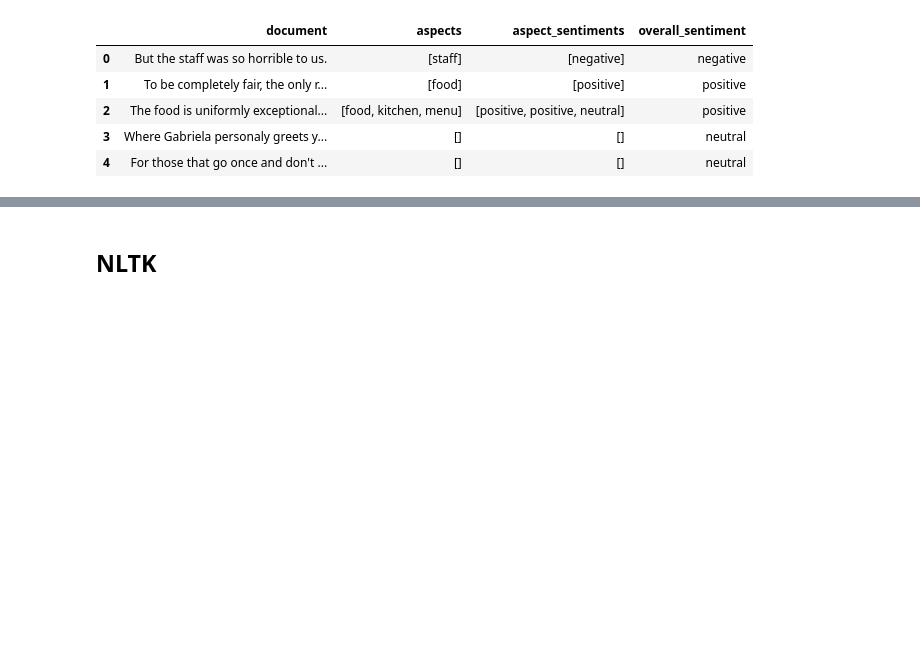
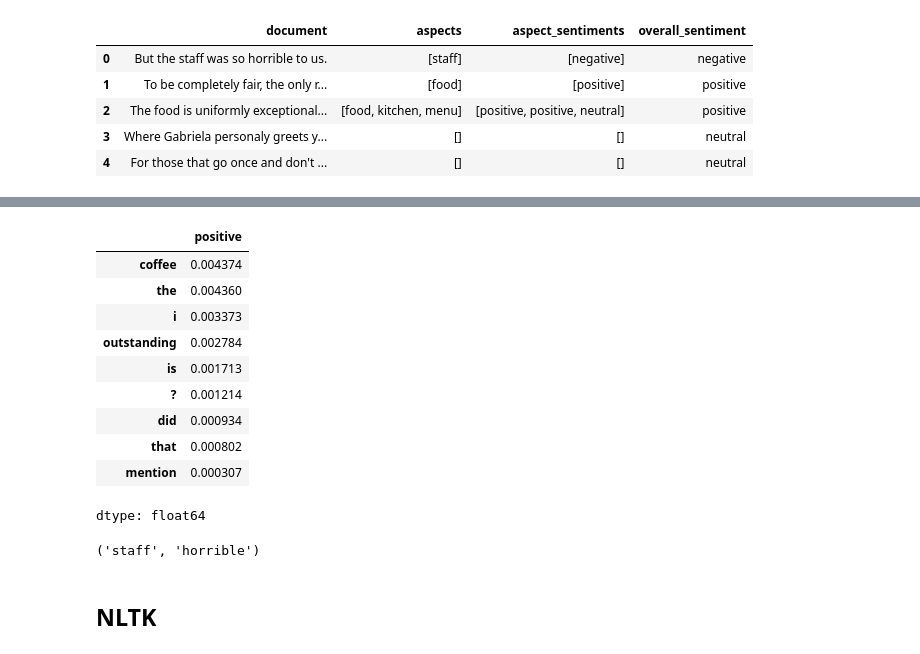
Before and after one commit to tabaraei/aspect-based-sentiment-analysis, a Jupyter notebook: ABSA.ipynb, the cells around one changed output, grey strips where cells are left out. Drawn from its saved outputs; the diff is of its cells as text; code cells hidden in the pictures; blank space fills up the shorter version.

Commit message:
keeping only nonzero local explanatory features

```diff
--- a/ABSA.ipynb
+++ b/ABSA.ipynb
@@ -72,0 +135,3 @@ Train size: (3041, 4), Test size: (800, 4)
+# %%
+document_id = 0
+test_df.iloc[document_id]
@@ -72,0 +145,4 @@ Train size: (3041, 4), Test size: (800, 4)
+# %%
+document = test_df.iloc[document_id]['document']
+vectorized_doc = vec.transform([document])
+pd.DataFrame(clf.predict_proba(vectorized_doc), columns=class_labels)
@@ -72,0 +152,3 @@ Train size: (3041, 4), Test size: (800, 4)
+# %%
+prediction = clf.predict(X_test[document_id])[0]
+print(f'Predicted Sentiment: {prediction}')
@@ -72,0 +186,3 @@ Train size: (3041, 4), Test size: (800, 4)
+# %%
+document_id = 3
+test_df.iloc[document_id]
@@ -72,0 +196,43 @@ Train size: (3041, 4), Test size: (800, 4)
+# %%
+def get_candidates(clf, vectorized_doc):
+    '''
+    For a given vectoried document, first we compute its overall sentiment, based
+    on which we retrieve the corresponding explanatory features. Then, we keep the
+    non-zero features and sort them in descending order as candidates.
+    '''
+    prediction = clf.predict(vectorized_doc)[0]
+    local_explain = pd.DataFrame(clf.explain(vectorized_doc).toarray(), index=features, columns=class_labels)
+    candidates = local_explain[prediction][local_explain[prediction] > 0].sort_values(ascending=False)
+    return candidates
+
+vectorized_doc = X_test[document_id]
+candidates = get_candidates(clf, vectorized_doc)
+candidates
+# %% [output]
+|  | positive |
+| coffee | 0.004374 |
+| the | 0.004360 |
+| i | 0.003373 |
+| outstanding | 0.002784 |
+| is | 0.001713 |
+| ? | 0.001214 |
+| did | 0.000934 |
+| that | 0.000802 |
+| mention | 0.000307 |
+dtype: float64
+# %%
+from nltk import pos_tag
+
+def is_noun(word):
+    pos = pos_tag(word_tokenize(word))[0][1]
+    return pos in ['NN', 'NNS', 'NNP', 'NNPS']
+
+def is_adj(word):
+    pos = pos_tag(word_tokenize(word))[0][1]
+    return pos in ['JJ', 'JJR', 'JJS']
+
+candidate_aspect = candidates[local_explain.index.to_series().apply(is_noun)].head(1).index[0]
+candidate_opinion = candidates[local_explain.index.to_series().apply(is_adj)].head(1).index[0]
+candidate_aspect, candidate_opinion
+# %% [output]
+('staff', 'horrible')
```
Also changed, not shown: parts of 34 cells of this notebook.
